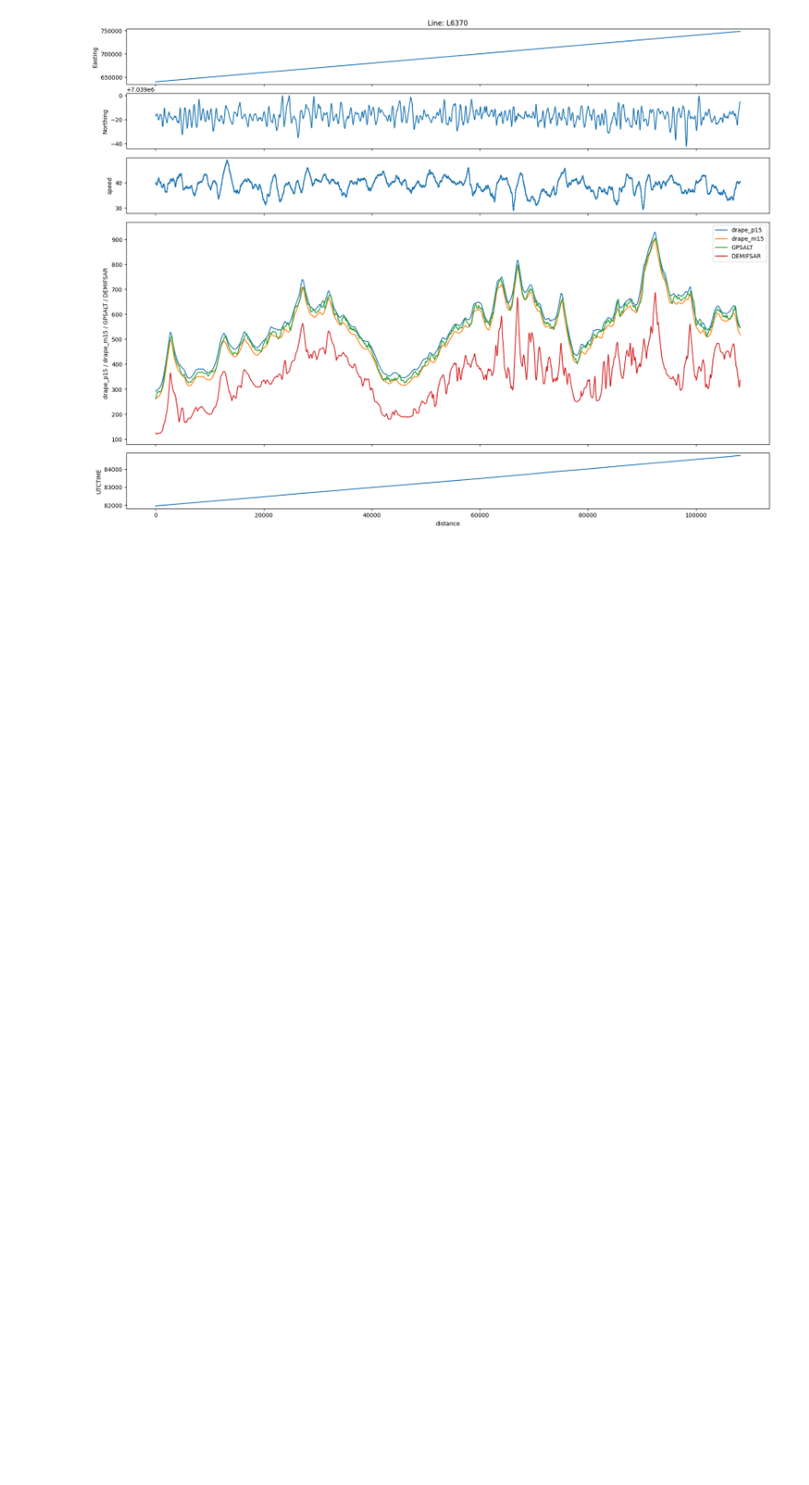
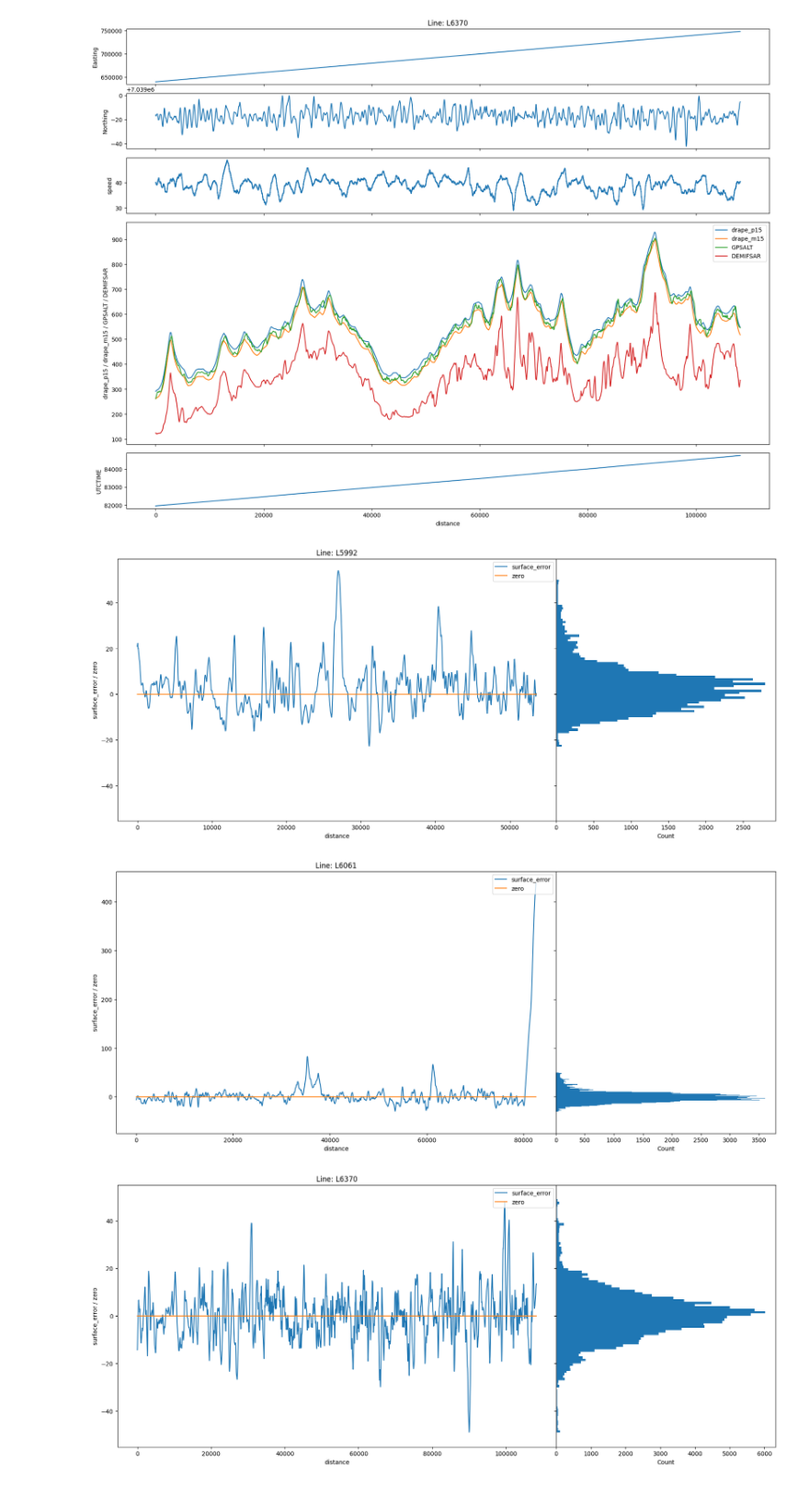
Before and after one commit to eipetersen-alaska-geophysics/OM_DGGS_python_extensions, a Jupyter notebook: Example.ipynb, the cells around one changed output. Shown at 92% size. Saved outputs shown, nothing was run; the diff lists cells and outputs as text; code cells hidden in the pictures; blank space fills up the shorter version.

```diff
--- a/Example.ipynb
+++ b/Example.ipynb
@@ -120,6 +120,14 @@ dp.plot_lines(
 [figure]
 [figure]
 [figure]
+# %%
+dp.plot_lines(
+    magproc.plots.plot_drape_qc2,
+    xcolumn="distance") # You can plot against any column, e.g. distance, UTCTIME, or "index" (FIDCOUNT).
+# %% [output]
+[figure, added]
+[figure, added]
+[figure, added]
 # %%
 dp.plot_lines(
     magproc.plots.plot_diurnal_qc,
```
Also changed, not shown: parts of 1 cell of this notebook, 1 other file.
